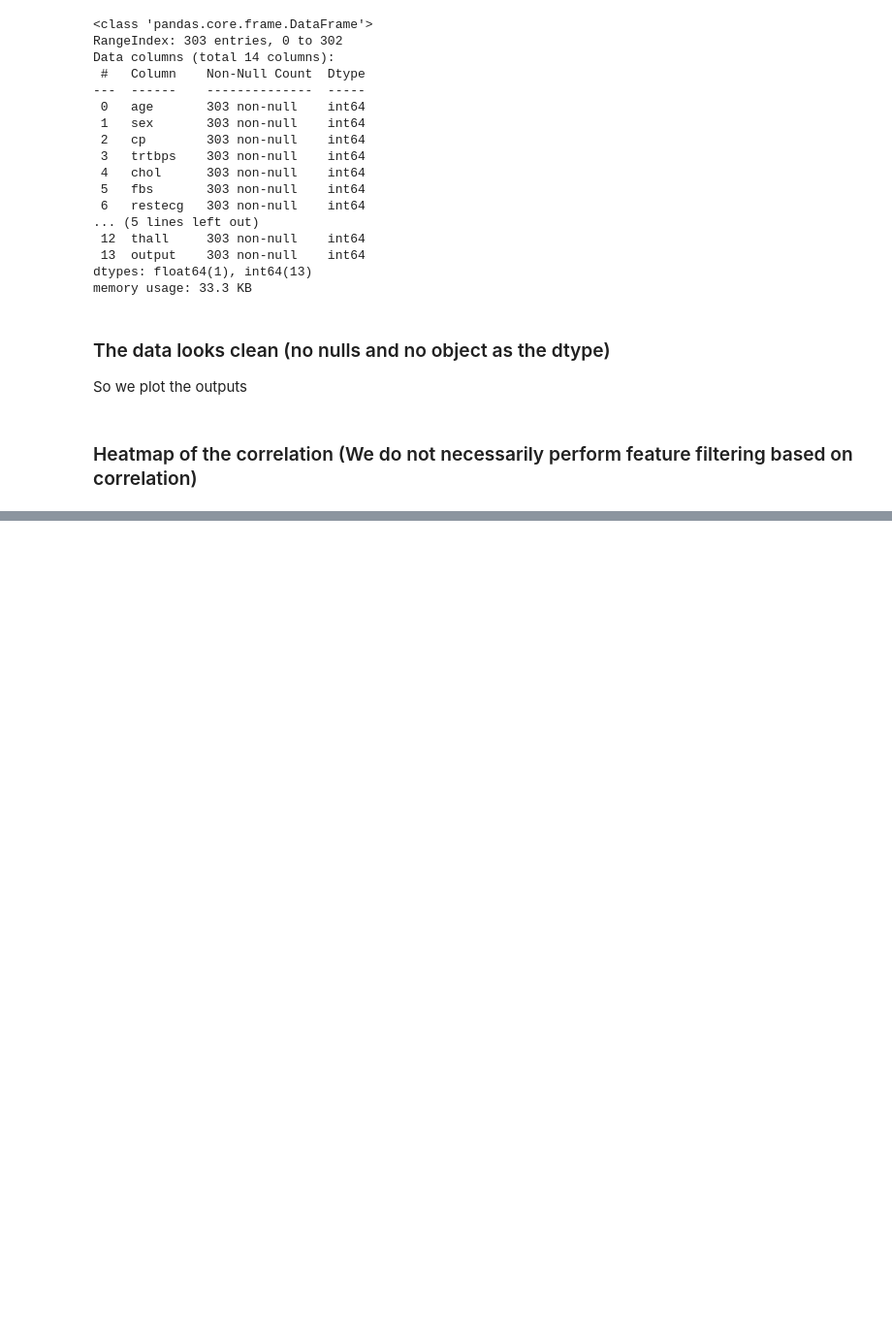
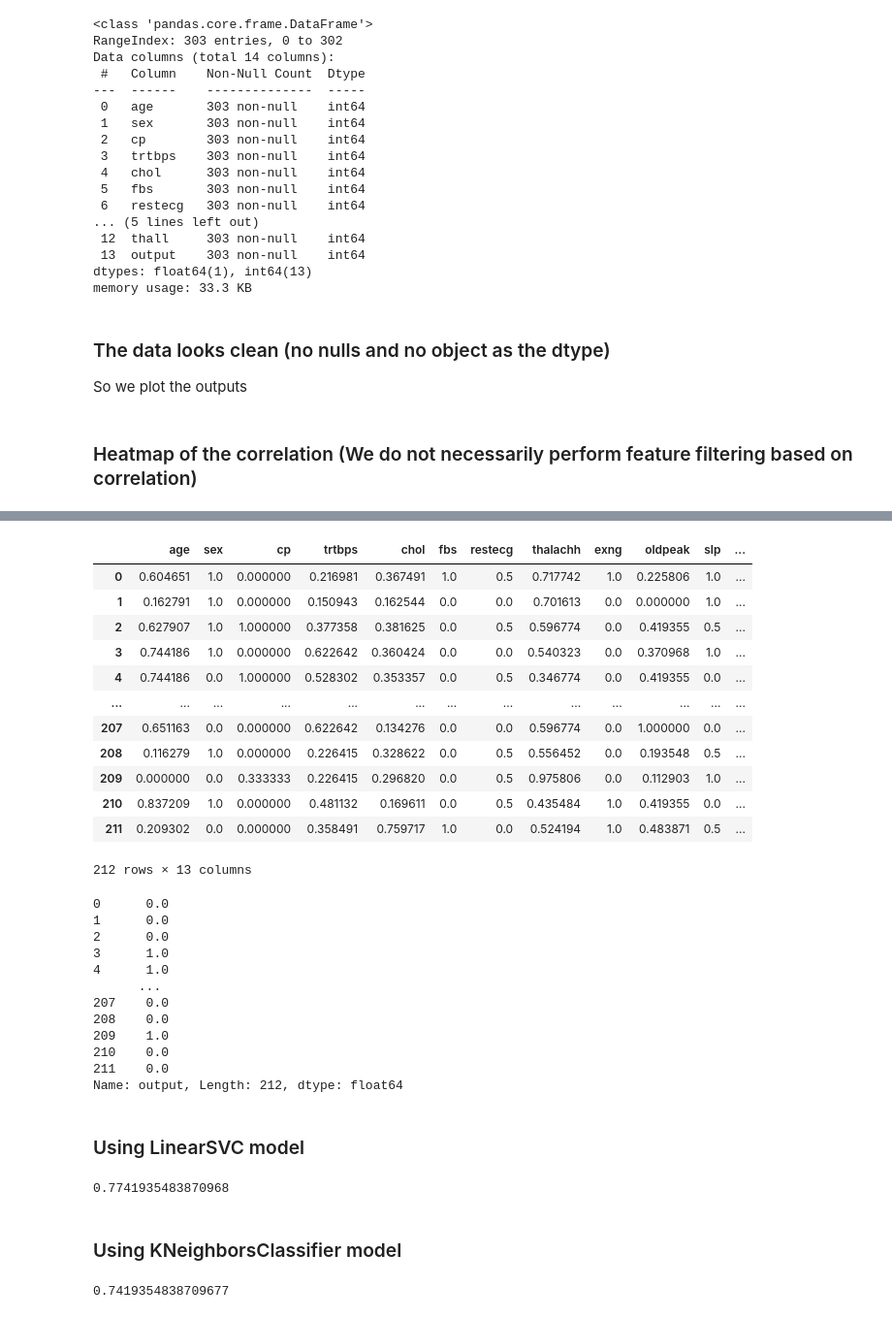
Before and after one commit to ryanmao725/heart, a Jupyter notebook: heart.ipynb, the cells around one changed output, grey strips where cells are left out. Shown: that part at 97% size. Cells and saved outputs as stored; diff of their text form; code cells hidden in the pictures; blank space fills up the shorter version.

```diff
--- a/heart.ipynb
+++ b/heart.ipynb
@@ -209,0 +369,56 @@ test
+# %%
+# Split data into x and y (input and output)
+x_train = train.iloc[:, :-1]
+y_train = train['output']
+display(x_train)
+display(y_train)
+
+x_val = val.iloc[:, :-1]
+y_val = val['output']
+
+x_test = test.iloc[:, :-1]
+y_test = test['output']
+# %% [output]
+|  | age | sex | cp | trtbps | chol | fbs | restecg | thalachh | exng | oldpeak | slp | ... |
+| 0 | 0.604651 | 1.0 | 0.000000 | 0.216981 | 0.367491 | 1.0 | 0.5 | 0.717742 | 1.0 | 0.225806 | 1.0 | ... |
+| 1 | 0.162791 | 1.0 | 0.000000 | 0.150943 | 0.162544 | 0.0 | 0.0 | 0.701613 | 0.0 | 0.000000 | 1.0 | ... |
+| 2 | 0.627907 | 1.0 | 1.000000 | 0.377358 | 0.381625 | 0.0 | 0.5 | 0.596774 | 0.0 | 0.419355 | 0.5 | ... |
+| 3 | 0.744186 | 1.0 | 0.000000 | 0.622642 | 0.360424 | 0.0 | 0.0 | 0.540323 | 0.0 | 0.370968 | 1.0 | ... |
+| 4 | 0.744186 | 0.0 | 1.000000 | 0.528302 | 0.353357 | 0.0 | 0.5 | 0.346774 | 0.0 | 0.419355 | 0.0 | ... |
+| ... | ... | ... | ... | ... | ... | ... | ... | ... | ... | ... | ... | ... |
+| 207 | 0.651163 | 0.0 | 0.000000 | 0.622642 | 0.134276 | 0.0 | 0.0 | 0.596774 | 0.0 | 1.000000 | 0.0 | ... |
+| 208 | 0.116279 | 1.0 | 0.000000 | 0.226415 | 0.328622 | 0.0 | 0.5 | 0.556452 | 0.0 | 0.193548 | 0.5 | ... |
+| 209 | 0.000000 | 0.0 | 0.333333 | 0.226415 | 0.296820 | 0.0 | 0.5 | 0.975806 | 0.0 | 0.112903 | 1.0 | ... |
+| 210 | 0.837209 | 1.0 | 0.000000 | 0.481132 | 0.169611 | 0.0 | 0.5 | 0.435484 | 1.0 | 0.419355 | 0.0 | ... |
+| 211 | 0.209302 | 0.0 | 0.000000 | 0.358491 | 0.759717 | 1.0 | 0.0 | 0.524194 | 1.0 | 0.483871 | 0.5 | ... |
+212 rows × 13 columns
+0      0.0
+1      0.0
+2      0.0
+3      1.0
+4      1.0
+      ...
+207    0.0
+208    0.0
+209    1.0
+210    0.0
+211    0.0
+Name: output, Length: 212, dtype: float64
+# %% [markdown]
+### Using LinearSVC model
+# %%
+linsvc_model = LinearSVC()
+linsvc_model.fit(x_train, y_train)
+linsvc_predict = linsvc_model.predict(x_test)
+print(skmet.accuracy_score(linsvc_predict, y_test))
+# %% [output]
+0.7741935483870968
+# %% [markdown]
+### Using KNeighborsClassifier model
+# %%
+knc_model = KNeighborsClassifier(n_neighbors = 6)
+knc_model.fit(x_train, y_train)
+knc_predict = knc_model.predict(x_test)
+print(skmet.accuracy_score(knc_predict, y_test))
+# %% [output]
+0.7419354838709677
```
Also changed, not shown: parts of 18 cells of this notebook.
